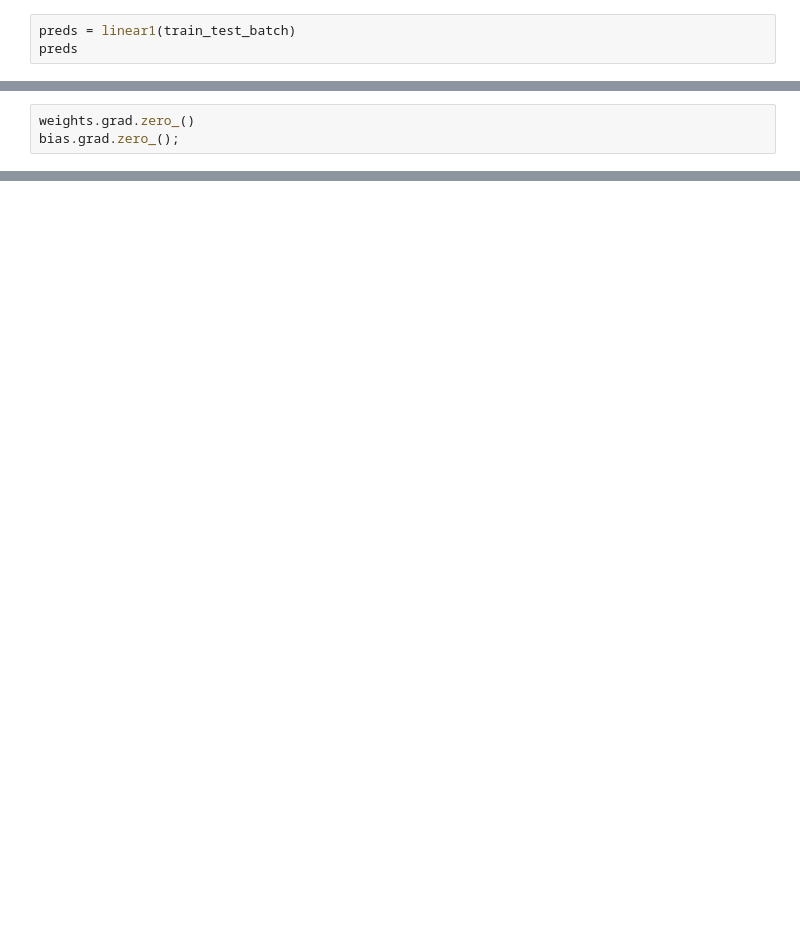
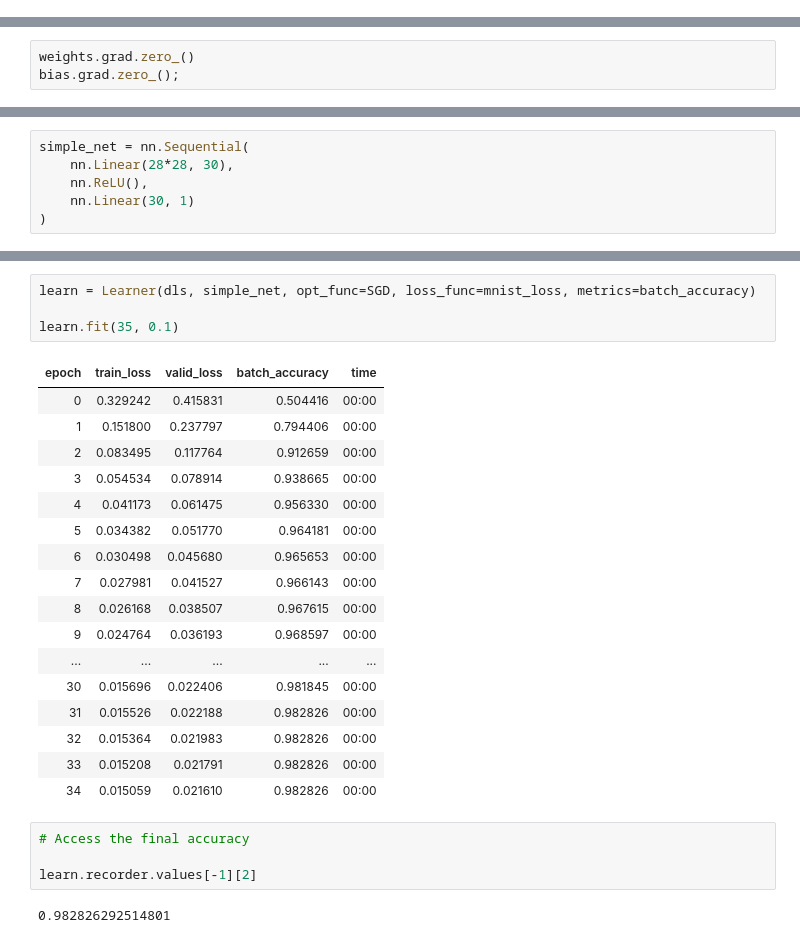
Before and after one commit to abhayratti/fastai-notes, a Jupyter notebook: lesson-3-neural-net-foundations/Chapter4Notes.ipynb, the cells around one changed output, grey strips where cells are left out. Saved outputs shown, nothing was run; the diff lists cells and outputs as text; blank space fills up the shorter version.

```diff
--- a/lesson-3-neural-net-foundations/Chapter4Notes.ipynb
+++ b/lesson-3-neural-net-foundations/Chapter4Notes.ipynb
@@ -861,5 +865,2 @@ train_test_batch.shape, valid_test_batch.shape
 # %% [output]
 (torch.Size([4, 784]), torch.Size([4, 1]))
-# %%
-preds = linear1(train_test_batch)
-preds
@@ -916,0 +1201,6 @@ With all these functionalities sorted out, we can write a function to update the
+# %%
+simple_net = nn.Sequential(
+    nn.Linear(28*28, 30),
+    nn.ReLU(),
+    nn.Linear(30, 1)
+)
@@ -916,0 +1214,28 @@ With all these functionalities sorted out, we can write a function to update the
+# %%
+learn = Learner(dls, simple_net, opt_func=SGD, loss_func=mnist_loss, metrics=batch_accuracy)
+
+learn.fit(35, 0.1)
+# %% [output]
+| epoch | train_loss | valid_loss | batch_accuracy | time |
+| 0 | 0.329242 | 0.415831 | 0.504416 | 00:00 |
+| 1 | 0.151800 | 0.237797 | 0.794406 | 00:00 |
+| 2 | 0.083495 | 0.117764 | 0.912659 | 00:00 |
+| 3 | 0.054534 | 0.078914 | 0.938665 | 00:00 |
+| 4 | 0.041173 | 0.061475 | 0.956330 | 00:00 |
+| 5 | 0.034382 | 0.051770 | 0.964181 | 00:00 |
+| 6 | 0.030498 | 0.045680 | 0.965653 | 00:00 |
+| 7 | 0.027981 | 0.041527 | 0.966143 | 00:00 |
+| 8 | 0.026168 | 0.038507 | 0.967615 | 00:00 |
+| 9 | 0.024764 | 0.036193 | 0.968597 | 00:00 |
+| ... | ... | ... | ... | ... |
+| 30 | 0.015696 | 0.022406 | 0.981845 | 00:00 |
+| 31 | 0.015526 | 0.022188 | 0.982826 | 00:00 |
+| 32 | 0.015364 | 0.021983 | 0.982826 | 00:00 |
+| 33 | 0.015208 | 0.021791 | 0.982826 | 00:00 |
+| 34 | 0.015059 | 0.021610 | 0.982826 | 00:00 |
+# %%
+# Access the final accuracy
+
+learn.recorder.values[-1][2]
+# %% [output]
+0.982826292514801
```
Also changed, not shown: parts of 67 cells of this notebook.
